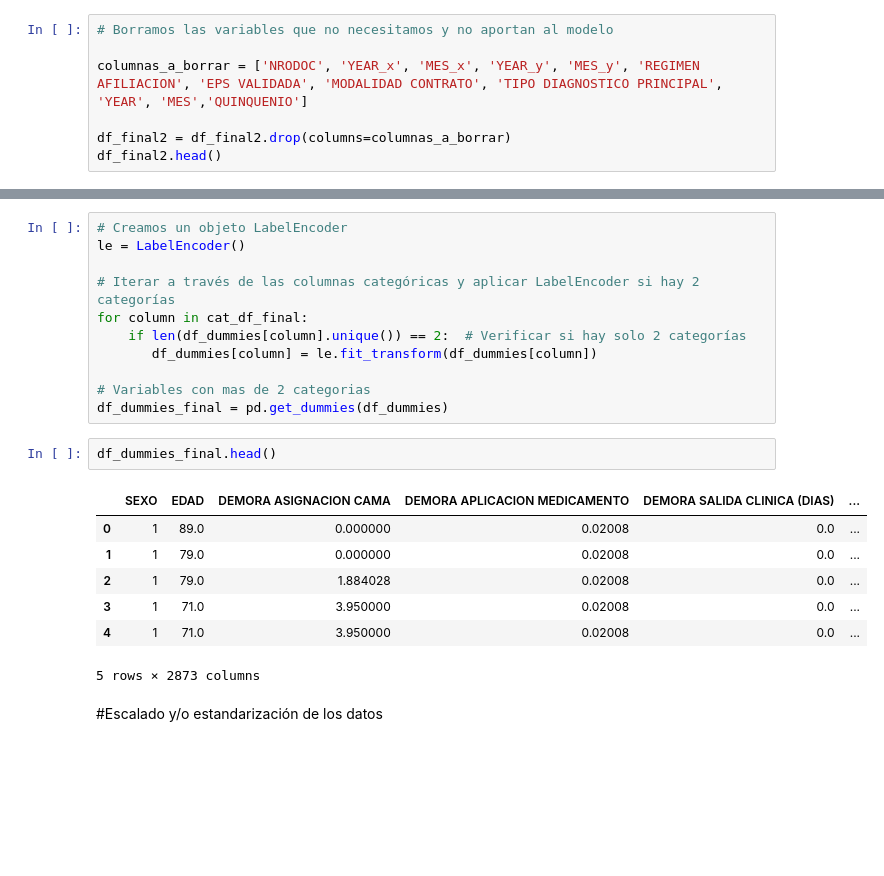
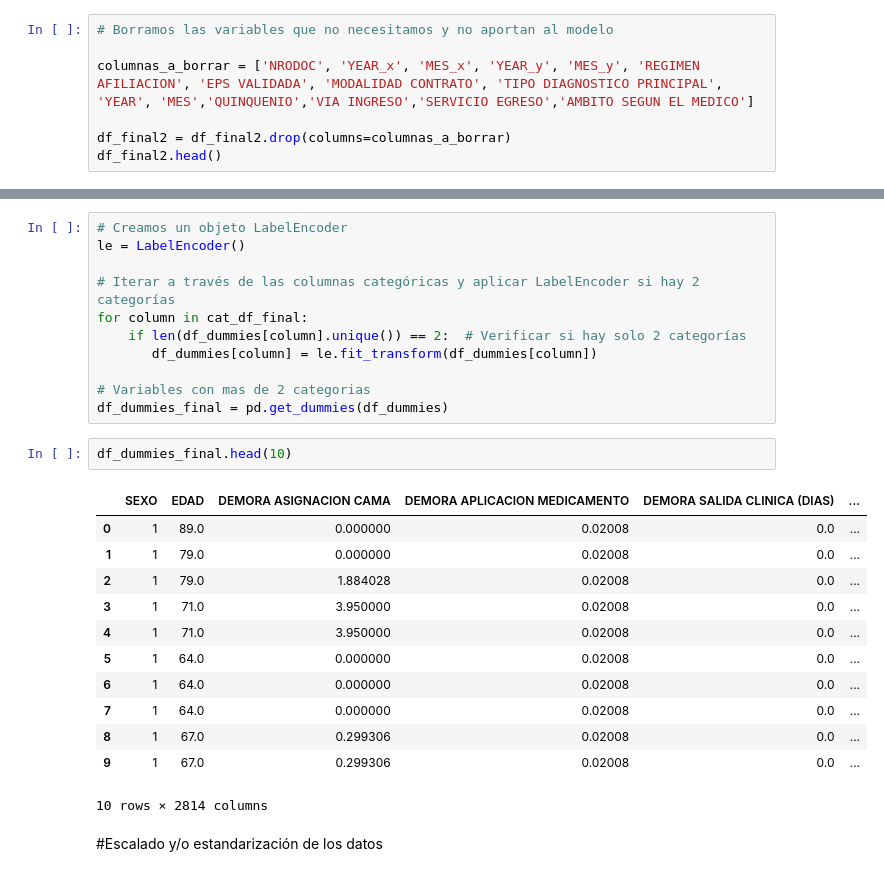
Before and after one commit to veronica1908/SALUD_E3_AIII, a Jupyter notebook: b_modelo.ipynb, the cells around one changed output, grey strips where cells are left out. Saved outputs shown, nothing was run; the diff lists cells and outputs as text; blank space fills up the shorter version.

```diff
--- a/b_modelo.ipynb
+++ b/b_modelo.ipynb
@@ -113,7 +114,7 @@ dtype: int64
 # %%
 # Borramos las variables que no necesitamos y no aportan al modelo
 
-columnas_a_borrar = ['NRODOC', 'YEAR_x', 'MES_x', 'YEAR_y', 'MES_y', 'REGIMEN AFILIACION', 'EPS VALIDADA', 'MODALIDAD CONTRATO', 'TIPO DIAGNOSTICO PRINCIPAL', 'YEAR', 'MES','QUINQUENIO']
+columnas_a_borrar = ['NRODOC', 'YEAR_x', 'MES_x', 'YEAR_y', 'MES_y', 'REGIMEN AFILIACION', 'EPS VALIDADA', 'MODALIDAD CONTRATO', 'TIPO DIAGNOSTICO PRINCIPAL', 'YEAR', 'MES','QUINQUENIO','VIA INGRESO','SERVICIO EGRESO','AMBITO SEGUN EL MEDICO']
 
 df_final2 = df_final2.drop(columns=columnas_a_borrar)
 df_final2.head()
@@ -183,15 +183,20 @@ for column in cat_df_final:
 # Variables con mas de 2 categorias
 df_dummies_final = pd.get_dummies(df_dummies)
 # %%
-df_dummies_final.head()
+df_dummies_final.head(10)
 # %% [output]
 |  | SEXO | EDAD | DEMORA ASIGNACION CAMA | DEMORA APLICACION MEDICAMENTO | DEMORA SALIDA CLINICA (DIAS) | ... |
 | 0 | 1 | 89.0 | 0.000000 | 0.02008 | 0.0 | ... |
 | 1 | 1 | 79.0 | 0.000000 | 0.02008 | 0.0 | ... |
 | 2 | 1 | 79.0 | 1.884028 | 0.02008 | 0.0 | ... |
 | 3 | 1 | 71.0 | 3.950000 | 0.02008 | 0.0 | ... |
 | 4 | 1 | 71.0 | 3.950000 | 0.02008 | 0.0 | ... |
+| 5 | 1 | 64.0 | 0.000000 | 0.02008 | 0.0 | ... |
+| 6 | 1 | 64.0 | 0.000000 | 0.02008 | 0.0 | ... |
+| 7 | 1 | 64.0 | 0.000000 | 0.02008 | 0.0 | ... |
+| 8 | 1 | 67.0 | 0.299306 | 0.02008 | 0.0 | ... |
+| 9 | 1 | 67.0 | 0.299306 | 0.02008 | 0.0 | ... |
-5 rows × 2873 columns
+10 rows × 2814 columns
 # %% [markdown]
 #Escalado y/o estandarización de los datos
 # %%
```
Also changed, not shown: parts of 9 cells of this notebook.
